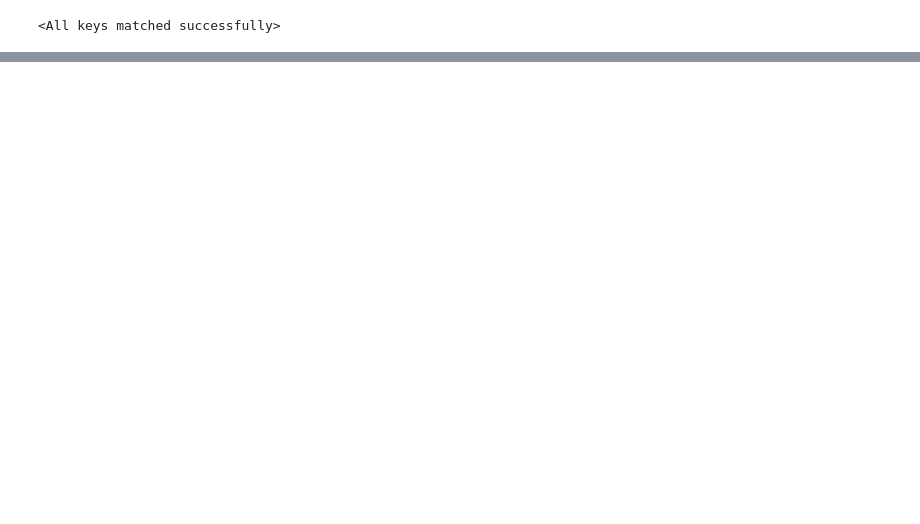
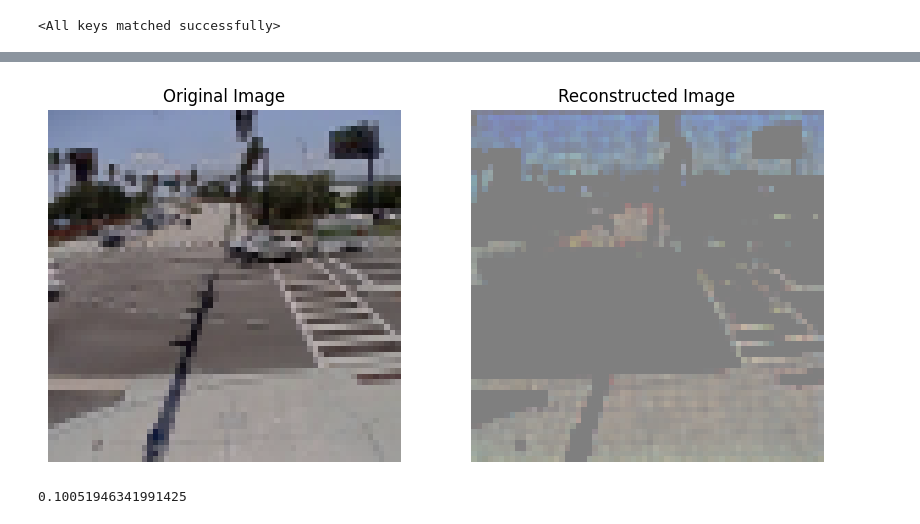
Before and after one commit to niranjanblank/AITechniquesProject, a Jupyter notebook: run_models.ipynb, the cells around one changed output, grey strips where cells are left out. Saved outputs shown, nothing was run; the diff lists cells and outputs as text; code cells hidden in the pictures; blank space fills up the shorter version.

```diff
--- a/run_models.ipynb
+++ b/run_models.ipynb
@@ -28,0 +35,6 @@ Reconstruction Error: 0.26669514179229736
+# %%
+normal_image_3 = "data/SmallerDataset/Test/Normal_Videos_915_x264_360.png"
+visualize_reconstruction(model,  normal_image_3, transform, device=device)
+# %% [output]
+[figure, added]
+0.10051946341991425
```
Also changed, not shown: parts of 8 cells of this notebook, 2 other files.
